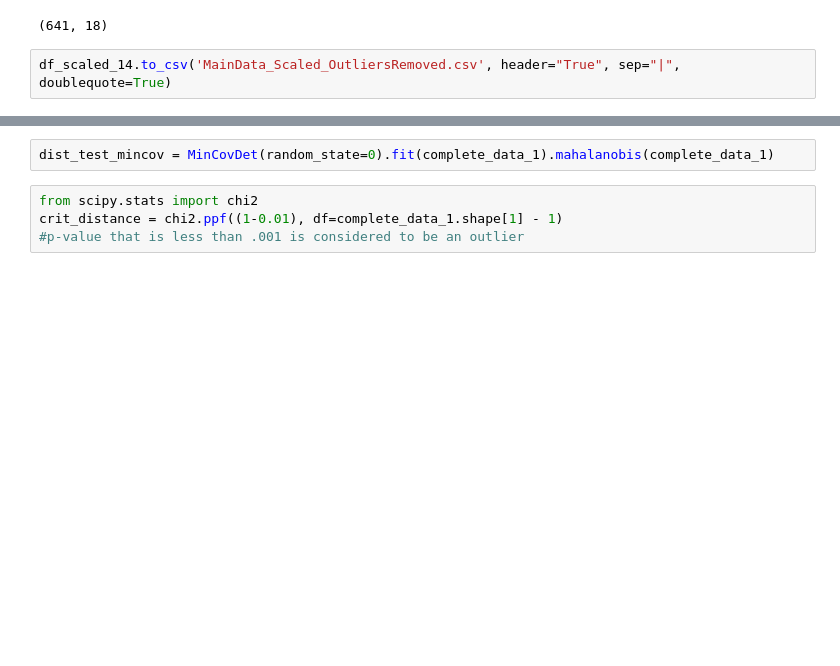
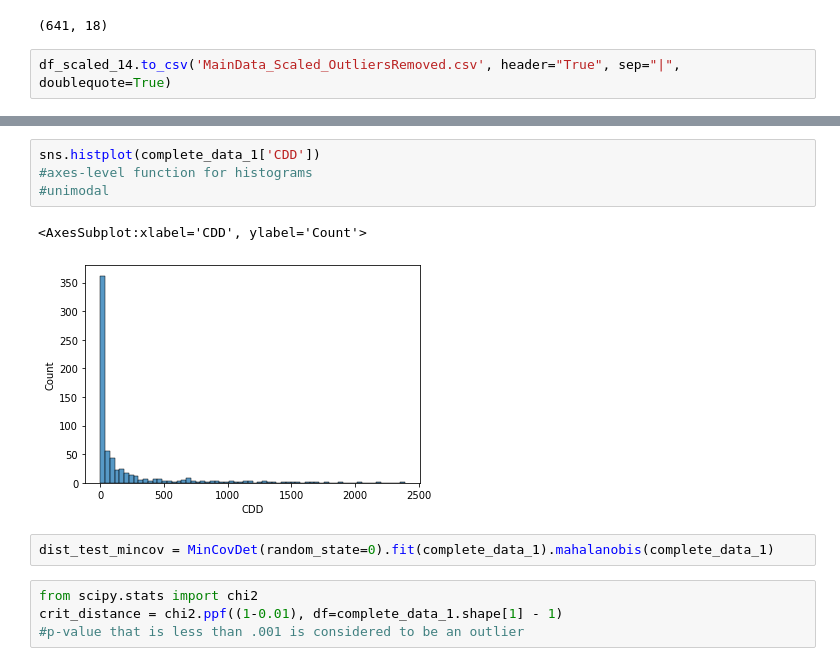
Before and after one commit to TbrBrbs97/mda_heatwaves-cameroon, a Jupyter notebook: DataPrep/DataPrep_MainScript.ipynb, the cells around one changed output, grey strips where cells are left out. Saved outputs shown, nothing was run; the diff lists cells and outputs as text; blank space fills up the shorter version.

```diff
--- a/DataPrep/DataPrep_MainScript.ipynb
+++ b/DataPrep/DataPrep_MainScript.ipynb
@@ -680,3 +703,10 @@ from sklearn.covariance import MinCovDet
+# %%
+sns.histplot(complete_data_1['CDD'])
+#axes-level function for histograms
+#unimodal
+# %% [output]
+<AxesSubplot:xlabel='CDD', ylabel='Count'>
+[figure, added]
 # %%
 dist_test_mincov = MinCovDet(random_state=0).fit(complete_data_1).mahalanobis(complete_data_1)
 # %%
```
Also changed, not shown: parts of 11 cells of this notebook.
